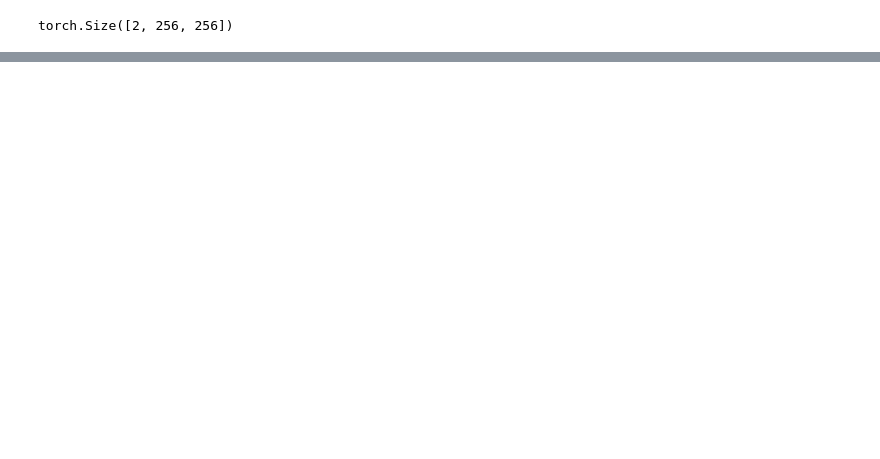
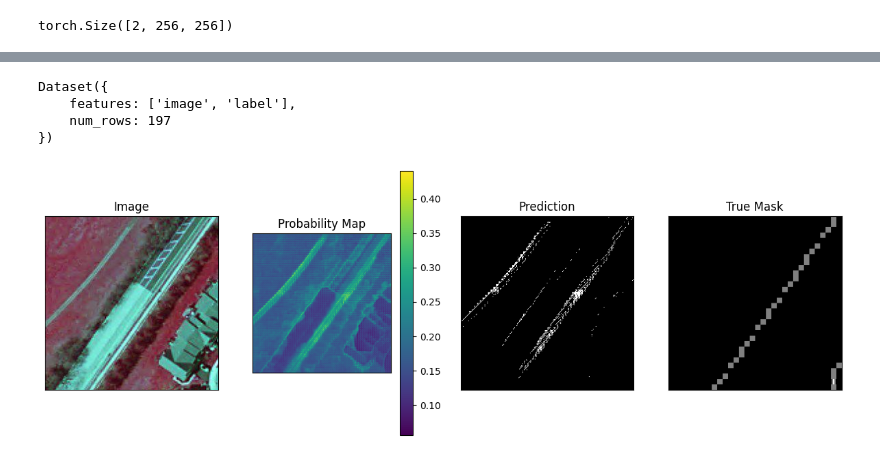
Before and after one commit to pengwingokla/MetaAI-segment-anything-model, a Jupyter notebook: finalproj-segment-anything-model/notebooks/stream.ipynb, the cells around one changed output, grey strips where cells are left out. Cells and saved outputs as stored; diff of their text form; code cells hidden in the pictures; blank space fills up the shorter version.

```diff
--- a/finalproj-segment-anything-model/notebooks/stream.ipynb
+++ b/finalproj-segment-anything-model/notebooks/stream.ipynb
@@ -299,0 +604,3 @@ for epoch in range(num_epochs):
+# %%
+valpkl = pd.read_pickle('dataset_val.pkl')
+print(valpkl.head())
@@ -299,0 +625,15 @@ for epoch in range(num_epochs):
+# %%
+# Convert the NumPy arrays to Pillow images and store them in a dictionary
+dataset_val_dict = {
+    "image": [Image.fromarray(img) for img in valpkl['imgarr']],
+    "label": [Image.fromarray(mask) for mask in valpkl['lblarr']],
+}
+
+# Create the dataset using the datasets.Dataset class
+dataset_val = Dataset.from_dict(dataset_val_dict)
+dataset_val
+# %% [output]
+Dataset({
+    features: ['image', 'label'],
+    num_rows: 197
+})
@@ -299,0 +645,57 @@ for epoch in range(num_epochs):
+# %%
+idx = random.randint(0, len(dataset_val))
+new_image = np.array(dataset_val[idx]["image"])
+new_label = np.array(dataset_val[idx]["label"])
+
+#First try without providing any prompt (no bounding box or input_points)
+#inputs = processor(single_patch, return_tensors="pt")
+#Now try with bounding boxes. Remember to uncomment.
+inputs = processor(new_image, return_tensors="pt")
+
+# Move the input tensor to the GPU if it's not already there
+inputs = {k: v.to(device) for k, v in inputs.items()}
+model.eval()
+
+
+# forward pass
+with torch.no_grad():
+  outputs = model(**inputs, multimask_output=False)
+
+# apply sigmoid
+single_patch_prob = torch.sigmoid(outputs.pred_masks.squeeze(1))
+# convert soft mask to hard mask
+PROBABILITY_THRES = 0.3
+single_patch_prob = single_patch_prob.cpu().numpy().squeeze()
+single_patch_prediction = (single_patch_prob > PROBABILITY_THRES).astype(np.uint8)
+
+
+fig, axes = plt.subplots(1, 4, figsize=(15, 5))
+
+# Plot the first image on the left
+axes[0].imshow(new_image, cmap='gray')  # Assuming the first image is grayscale
+axes[0].set_title("Image")
+
+# Plot the second image
+im = axes[1].imshow(single_patch_prob)  # Assuming the second image is grayscale
+axes[1].set_title("Probability Map")
+cbar = fig.colorbar(im, ax=axes[1])
+
+# Plot the third image
+axes[2].imshow(single_patch_prediction, cmap='gray')  # Assuming the second image is grayscale
+axes[2].set_title("Prediction")
+
+# Plot the fourth image
+axes[3].imshow(new_label, cmap='gray')
+axes[3].set_title("True Mask")
+
+# Hide axis ticks and labels
+for ax in axes:
+    ax.set_xticks([])
+    ax.set_yticks([])
+    ax.set_xticklabels([])
+    ax.set_yticklabels([])
+
+# Display the images side by side
+plt.show()
+# %% [output]
+[figure, added]
```
Also changed, not shown: parts of 33 cells of this notebook.
